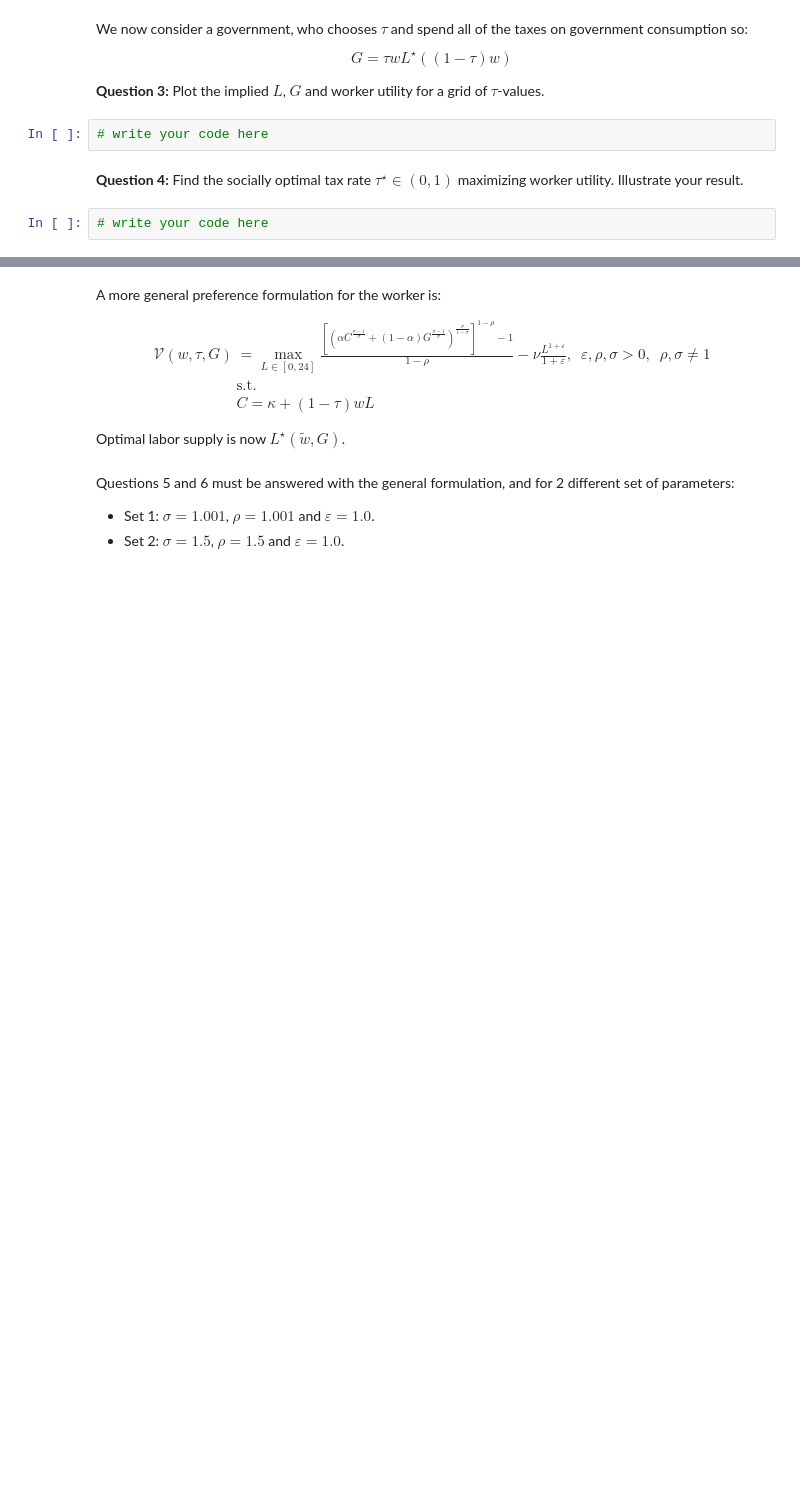
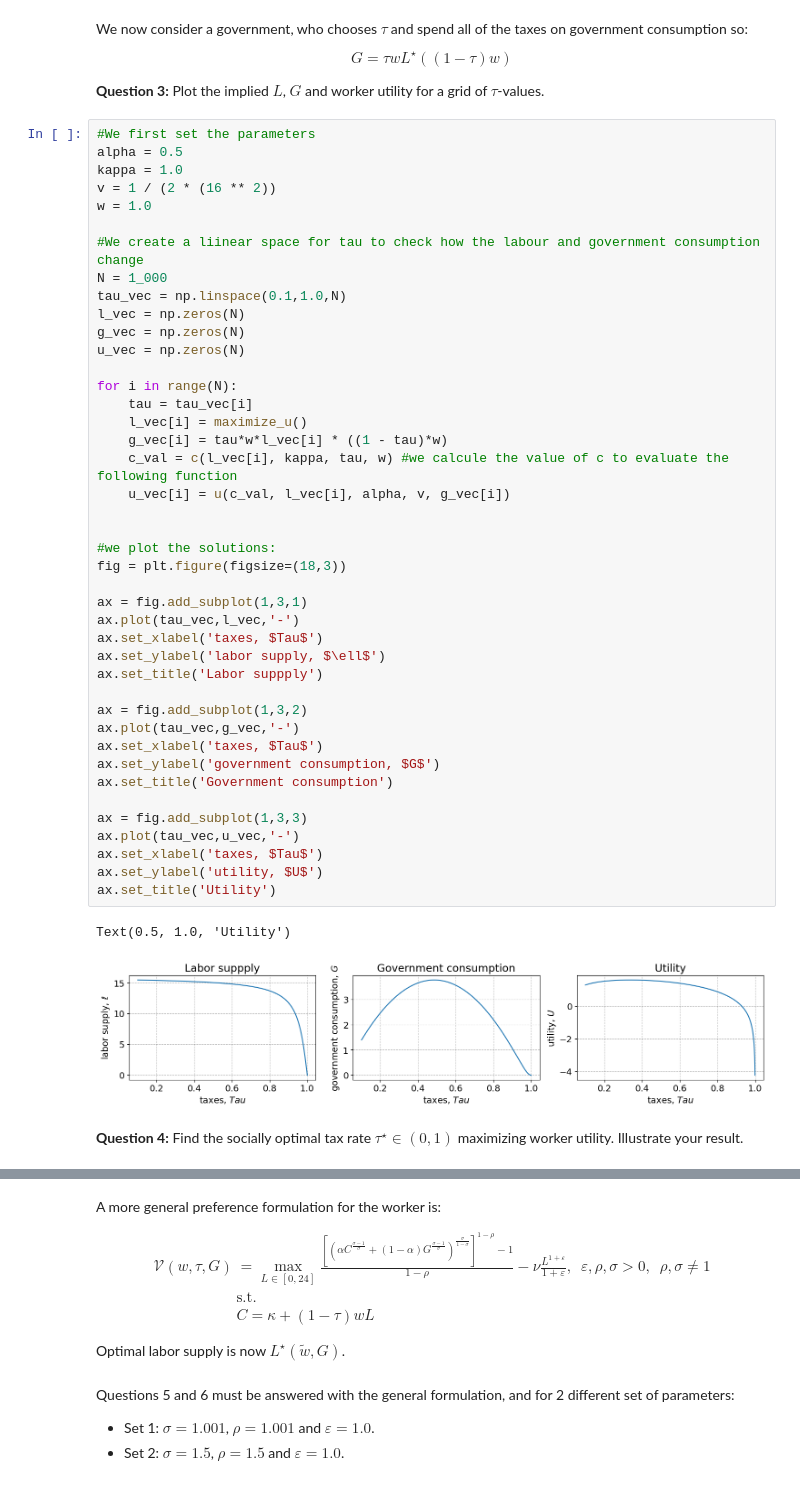
Before and after one commit to NumEconCopenhagen/projects-2023-latin-power, a Jupyter notebook: Exam/Exam-2023-notebook.ipynb, the cells around one changed output, grey strips where cells are left out. Saved outputs shown, nothing was run; the diff lists cells and outputs as text; blank space fills up the shorter version.

```diff
--- a/Exam/Exam-2023-notebook.ipynb
+++ b/Exam/Exam-2023-notebook.ipynb
@@ -70,9 +141,50 @@ G = \tau w L^{\star}((1-\tau)w)
 $$
 
 **Question 3:** Plot the implied $L$, $G$ and worker utility for a grid of $\tau$-values.
-# %%
-# write your code here
+# %%
+#We first set the parameters
+alpha = 0.5
+kappa = 1.0
+v = 1 / (2 * (16 ** 2))
+w = 1.0
+
+#We create a liinear space for tau to check how the labour and government consumption change
+N = 1_000
+tau_vec = np.linspace(0.1,1.0,N)
+l_vec = np.zeros(N)
+g_vec = np.zeros(N)
+u_vec = np.zeros(N)
+
+for i in range(N):
+    tau = tau_vec[i]
+    l_vec[i] = maximize_u()
+    g_vec[i] = tau*w*l_vec[i] * ((1 - tau)*w)
+    c_val = c(l_vec[i], kappa, tau, w) #we calcule the value of c to evaluate the following function
+    u_vec[i] = u(c_val, l_vec[i], alpha, v, g_vec[i])
+
+
+#we plot the solutions:
+fig = plt.figure(figsize=(18,3))
+
+ax = fig.add_subplot(1,3,1)
+ax.plot(tau_vec,l_vec,'-')
+ax.set_xlabel('taxes, $Tau$')
+ax.set_ylabel('labor supply, $\ell$')
+ax.set_title('Labor suppply')
+
+ax = fig.add_subplot(1,3,2)
+ax.plot(tau_vec,g_vec,'-')
+ax.set_xlabel('taxes, $Tau$')
+ax.set_ylabel('government consumption, $G$')
+ax.set_title('Government consumption')
+
+ax = fig.add_subplot(1,3,3)
+ax.plot(tau_vec,u_vec,'-')
+ax.set_xlabel('taxes, $Tau$')
+ax.set_ylabel('utility, $U$')
+ax.set_title('Utility')
+# %% [output]
+Text(0.5, 1.0, 'Utility')
+[figure, added]
 # %% [markdown]
 **Question 4:** Find the socially optimal tax rate $\tau^{\star}\in(0,1)$ maximizing worker utility. Illustrate your result.
-# %%
-# write your code here
```
Also changed, not shown: parts of 10 cells of this notebook.
